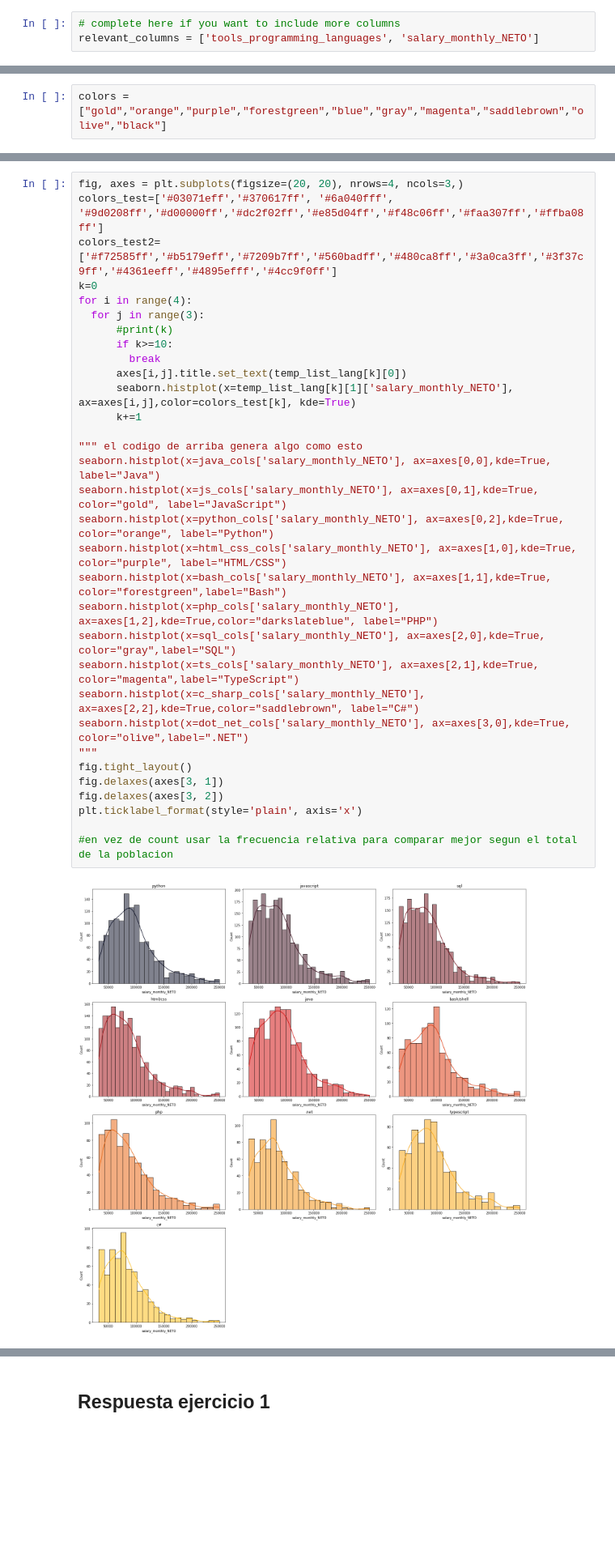
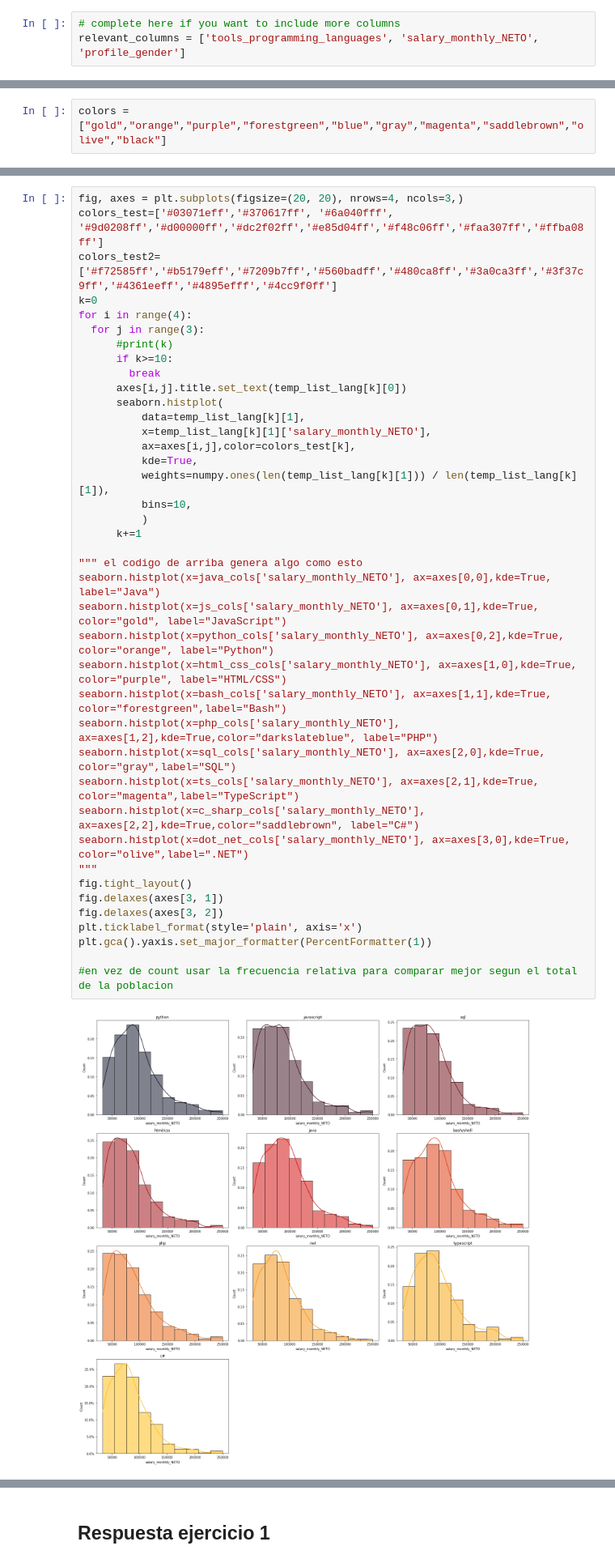
Before and after one commit to Natali-PP/diplodatos2021, a Jupyter notebook: AnalisiYVisualizacion/Entregable_Parte_1.ipynb, the cells around one changed output, grey strips where cells are left out. Shown at 81% size. Saved outputs shown, nothing was run; the diff lists cells and outputs as text; blank space fills up the shorter version.

```diff
--- a/AnalisiYVisualizacion/Entregable_Parte_1.ipynb
+++ b/AnalisiYVisualizacion/Entregable_Parte_1.ipynb
@@ -47,7 +48,7 @@ Para ello:
 Si lo consideran necesario, realicen varias iteraciones. Es decir, si encuentran que las distribuciones de los lenguajes de programación que seleccionaron inicialmente no son muy diferentes, pueden re-hacer el análisis usando sólo los lenguajes de programación que son diferentes.
 # %%
 # complete here if you want to include more columns
-relevant_columns = ['tools_programming_languages', 'salary_monthly_NETO']
+relevant_columns = ['tools_programming_languages', 'salary_monthly_NETO', 'profile_gender']
 # %% [markdown]
 ### Conteo de frecuencias de los lenguajes de programación
 
@@ -345,32 +361,40 @@ fig, axes = plt.subplots(figsize=(20, 20), nrows=4, ncols=3,)
 colors_test=['#03071eff','#370617ff', '#6a040fff', '#9d0208ff','#d00000ff','#dc2f02ff','#e85d04ff','#f48c06ff','#faa307ff','#ffba08ff']
 colors_test2=['#f72585ff','#b5179eff','#7209b7ff','#560badff','#480ca8ff','#3a0ca3ff','#3f37c9ff','#4361eeff','#4895efff','#4cc9f0ff']
 k=0
 for i in range(4):
   for j in range(3):
       #print(k)
       if k>=10:
         break
       axes[i,j].title.set_text(temp_list_lang[k][0])
-      seaborn.histplot(x=temp_list_lang[k][1]['salary_monthly_NETO'], ax=axes[i,j],color=colors_test[k], kde=True)
+      seaborn.histplot(
+          data=temp_list_lang[k][1],
+          x=temp_list_lang[k][1]['salary_monthly_NETO'],
+          ax=axes[i,j],color=colors_test[k],
+          kde=True,
+          weights=numpy.ones(len(temp_list_lang[k][1])) / len(temp_list_lang[k][1]),
+          bins=10,
+          )
       k+=1
 
 """ el codigo de arriba genera algo como esto
 seaborn.histplot(x=java_cols['salary_monthly_NETO'], ax=axes[0,0],kde=True, label="Java")
 seaborn.histplot(x=js_cols['salary_monthly_NETO'], ax=axes[0,1],kde=True, color="gold", label="JavaScript")
 seaborn.histplot(x=python_cols['salary_monthly_NETO'], ax=axes[0,2],kde=True, color="orange", label="Python")
 seaborn.histplot(x=html_css_cols['salary_monthly_NETO'], ax=axes[1,0],kde=True, color="purple", label="HTML/CSS")
 seaborn.histplot(x=bash_cols['salary_monthly_NETO'], ax=axes[1,1],kde=True,  color="forestgreen",label="Bash")
 seaborn.histplot(x=php_cols['salary_monthly_NETO'], ax=axes[1,2],kde=True,color="darkslateblue", label="PHP")
 seaborn.histplot(x=sql_cols['salary_monthly_NETO'], ax=axes[2,0],kde=True, color="gray",label="SQL")
 seaborn.histplot(x=ts_cols['salary_monthly_NETO'], ax=axes[2,1],kde=True, color="magenta",label="TypeScript")
 seaborn.histplot(x=c_sharp_cols['salary_monthly_NETO'], ax=axes[2,2],kde=True,color="saddlebrown", label="C#")
 seaborn.histplot(x=dot_net_cols['salary_monthly_NETO'], ax=axes[3,0],kde=True, color="olive",label=".NET")
 """
 fig.tight_layout()
 fig.delaxes(axes[3, 1])
 fig.delaxes(axes[3, 2])
 plt.ticklabel_format(style='plain', axis='x')
+plt.gca().yaxis.set_major_formatter(PercentFormatter(1))
 
 #en vez de count usar la frecuencia relativa para comparar mejor segun el total de la poblacion
 # %% [output]
-[figure, old version]
+[figure, new version]
```
Also changed, not shown: parts of 10 cells of this notebook.
